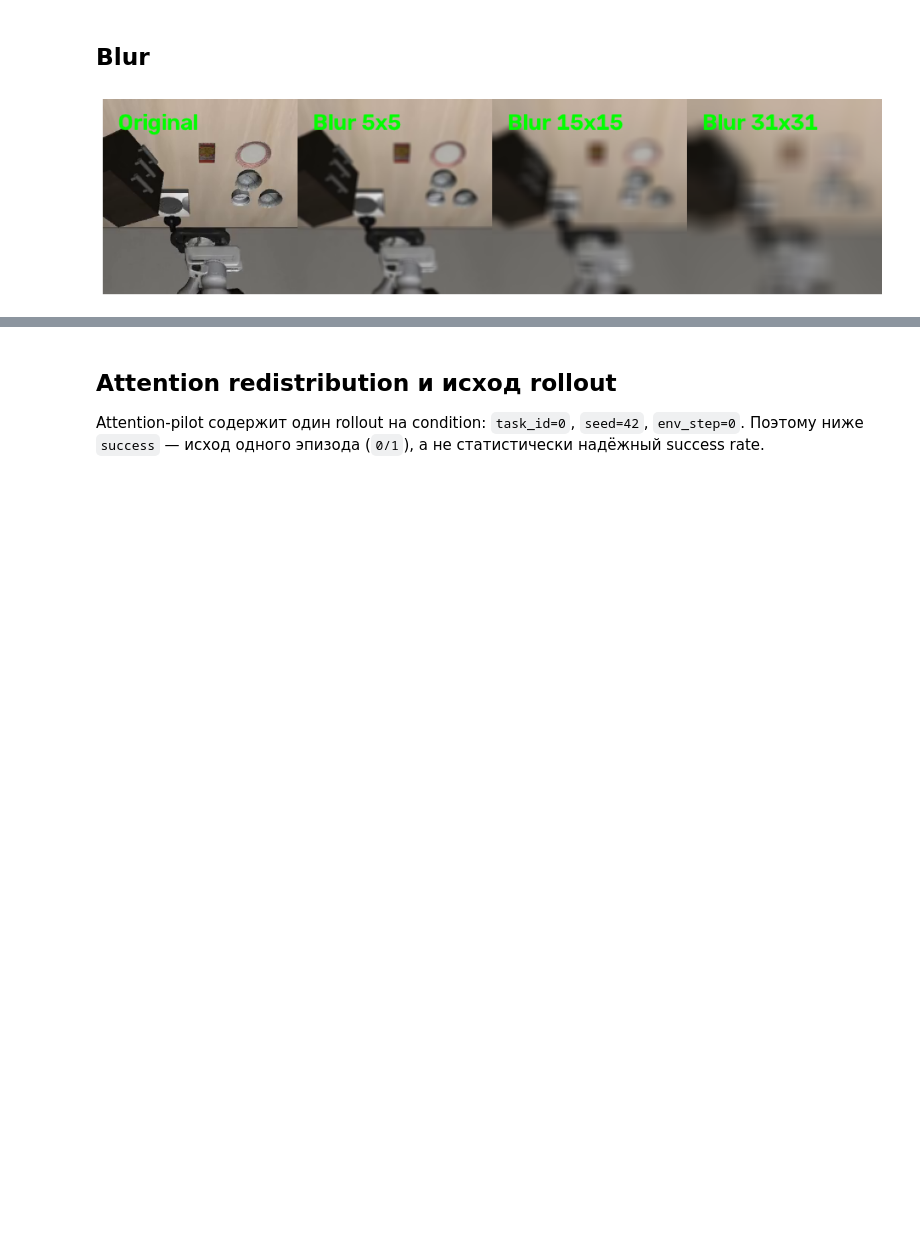
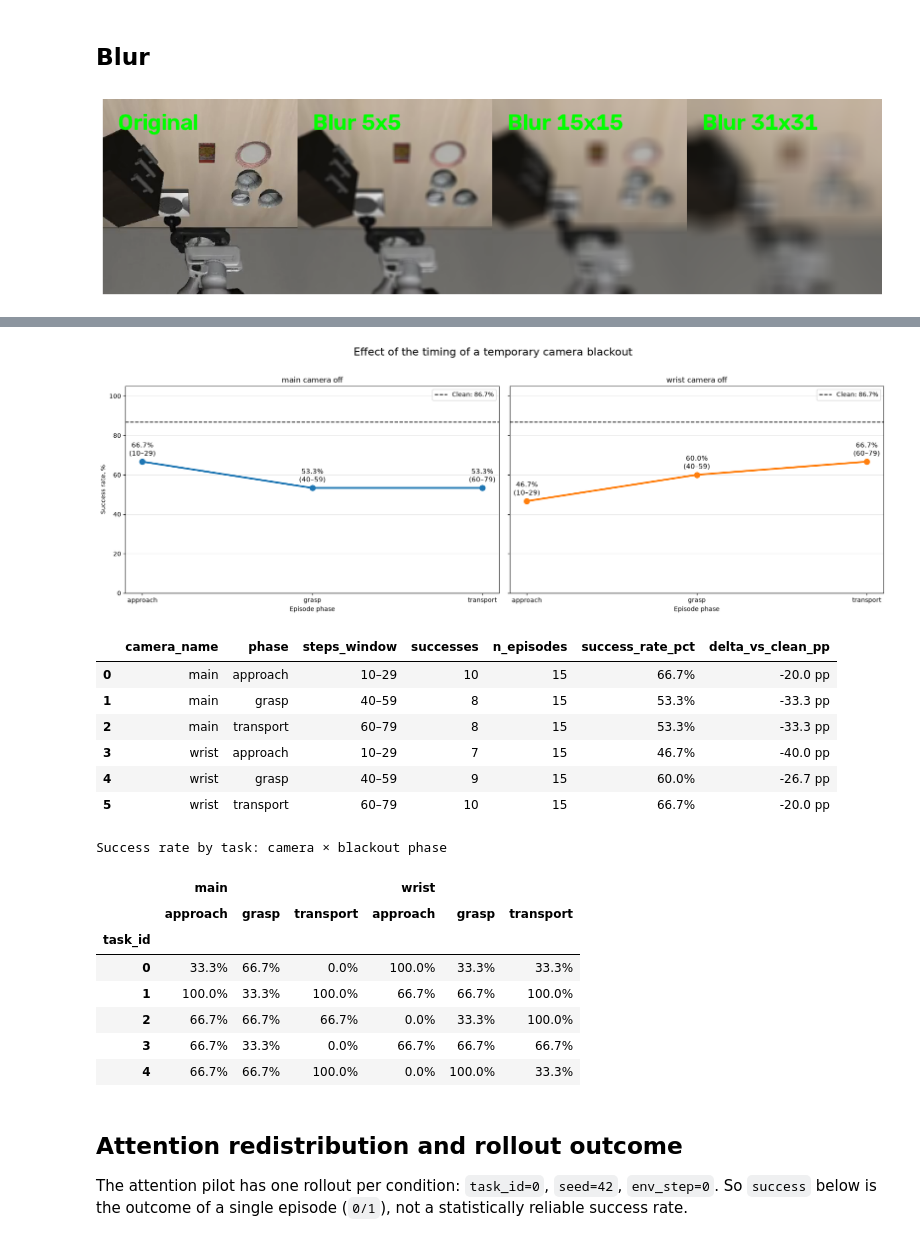
Before and after one commit to Lolotun/smolvla-visual-robustness, a Jupyter notebook: notebooks/effects.ipynb, the cells around one changed output, grey strips where cells are left out. Saved outputs shown, nothing was run; the diff lists cells and outputs as text; code cells hidden in the pictures; blank space fills up the shorter version.

```diff
--- a/notebooks/effects.ipynb
+++ b/notebooks/effects.ipynb
@@ -317,7 +327,7 @@ import pandas as pd
 from IPython.display import display
 
 TEMPORARY_OFF_PATH = Path(
-    '/home/isr-lab-4/Gen_AI/smolvla-visual-robustness/'
+    f'{ROOT}/'
     'results/temporary_off_single_5tasks_3seeds.csv'
 )
 
@@ -348,42 +358,60 @@ summary_off['phase'] = pd.Categorical(summary_off['phase'], phase_order, ordered
 summary_off = summary_off.sort_values(['camera_name', 'phase'])
 summary_off['delta_vs_clean_pp'] = 100 * (summary_off['success_rate'] - clean_rate)
 summary_off['success_rate_pct'] = 100 * summary_off['success_rate']
 
 fig, axes = plt.subplots(1, 2, figsize=(18, 6), sharey=True)
 for ax, camera_name, color in zip(axes, ['main', 'wrist'], ['tab:blue', 'tab:orange'], strict=True):
     part = summary_off.loc[summary_off['camera_name'].eq(camera_name)]
     ax.plot(part['phase'], part['success_rate_pct'], marker='o', linewidth=3, markersize=9, color=color)
     ax.axhline(100 * clean_rate, color='black', linestyle='--', label=f'Clean: {100 * clean_rate:.1f}%')
     for _, row in part.iterrows():
         ax.annotate(f"{row['success_rate_pct']:.1f}%\n({row['steps_window']})",
                     (row['phase'], row['success_rate_pct']), xytext=(0, 10),
                     textcoords='offset points', ha='center', fontsize=11)
-    ax.set(title=f'Отключение {camera_name}-камеры', xlabel='Фаза эпизода', ylim=(0, 105))
+    ax.set(title=f'{camera_name} camera off', xlabel='Episode phase', ylim=(0, 105))
     ax.grid(axis='y', alpha=0.3)
     ax.legend()
 axes[0].set_ylabel('Success rate, %')
-fig.suptitle('Влияние времени временного отключения камеры', fontsize=17, y=1.02)
+fig.suptitle('Effect of the timing of a temporary camera blackout', fontsize=17, y=1.02)
 plt.tight_layout()
 plt.show()
 
 display(
     summary_off[['camera_name', 'phase', 'steps_window', 'successes', 'n_episodes', 'success_rate_pct', 'delta_vs_clean_pp']]
-    .style.format({'success_rate_pct': '{:.1f}%', 'delta_vs_clean_pp': '{:+.1f} п.п.'})
+    .style.format({'success_rate_pct': '{:.1f}%', 'delta_vs_clean_pp': '{:+.1f} pp'})
 )
 
-# Какая задача вызывает падение для каждого временного окна.
+# Which task causes the drop for each time window.
 task_table = (
     off.loc[off['condition'].ne('clean')]
     .merge(condition_info, on='condition', validate='many_to_one')
     .groupby(['task_id', 'camera_name', 'phase'])['success']
     .mean().mul(100).unstack(['camera_name', 'phase'])
     .reindex(columns=pd.MultiIndex.from_product([['main', 'wrist'], phase_order]))
 )
-display(task_table.style.format('{:.1f}%').set_caption('Success rate по задачам: камера × фаза отключения'))
+display(task_table.style.format('{:.1f}%').set_caption('Success rate by task: camera × blackout phase'))
+# %% [output]
+[figure, added]
+|  | camera_name | phase | steps_window | successes | n_episodes | success_rate_pct | delta_vs_clean_pp |
+| 0 | main | approach | 10–29 | 10 | 15 | 66.7% | -20.0 pp |
+| 1 | main | grasp | 40–59 | 8 | 15 | 53.3% | -33.3 pp |
+| 2 | main | transport | 60–79 | 8 | 15 | 53.3% | -33.3 pp |
+| 3 | wrist | approach | 10–29 | 7 | 15 | 46.7% | -40.0 pp |
+| 4 | wrist | grasp | 40–59 | 9 | 15 | 60.0% | -26.7 pp |
+| 5 | wrist | transport | 60–79 | 10 | 15 | 66.7% | -20.0 pp |
+Success rate by task: camera × blackout phase
+|  | main |  |  | wrist |  |  |
+|  | approach | grasp | transport | approach | grasp | transport |
+| task_id |  |  |  |  |  |  |
+| 0 | 33.3% | 66.7% | 0.0% | 100.0% | 33.3% | 33.3% |
+| 1 | 100.0% | 33.3% | 100.0% | 66.7% | 66.7% | 100.0% |
+| 2 | 66.7% | 66.7% | 66.7% | 0.0% | 33.3% | 100.0% |
+| 3 | 66.7% | 33.3% | 0.0% | 66.7% | 66.7% | 66.7% |
+| 4 | 66.7% | 66.7% | 100.0% | 0.0% | 100.0% | 33.3% |
 # %% [markdown]
-## Attention redistribution и исход rollout
+## Attention redistribution and rollout outcome
 
-Attention-pilot содержит один rollout на condition: `task_id=0`, `seed=42`, `env_step=0`. Поэтому ниже `success` — исход одного эпизода (`0/1`), а не статистически надёжный success rate.
+The attention pilot has one rollout per condition: `task_id=0`, `seed=42`, `env_step=0`. So `success` below is the outcome of a single episode (`0/1`), not a statistically reliable success rate.
 # %%
 from pathlib import Path
 
```
Also changed, not shown: parts of 11 cells of this notebook, 15 other files.
